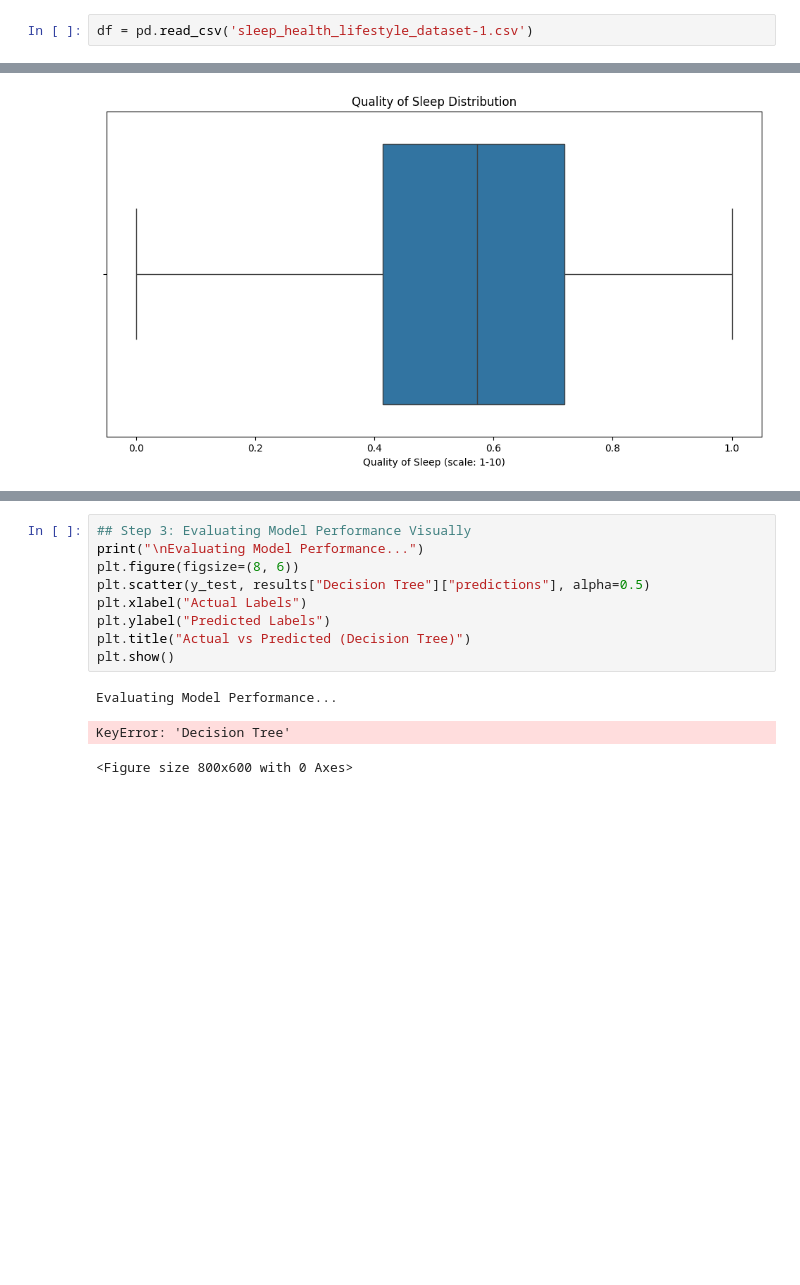
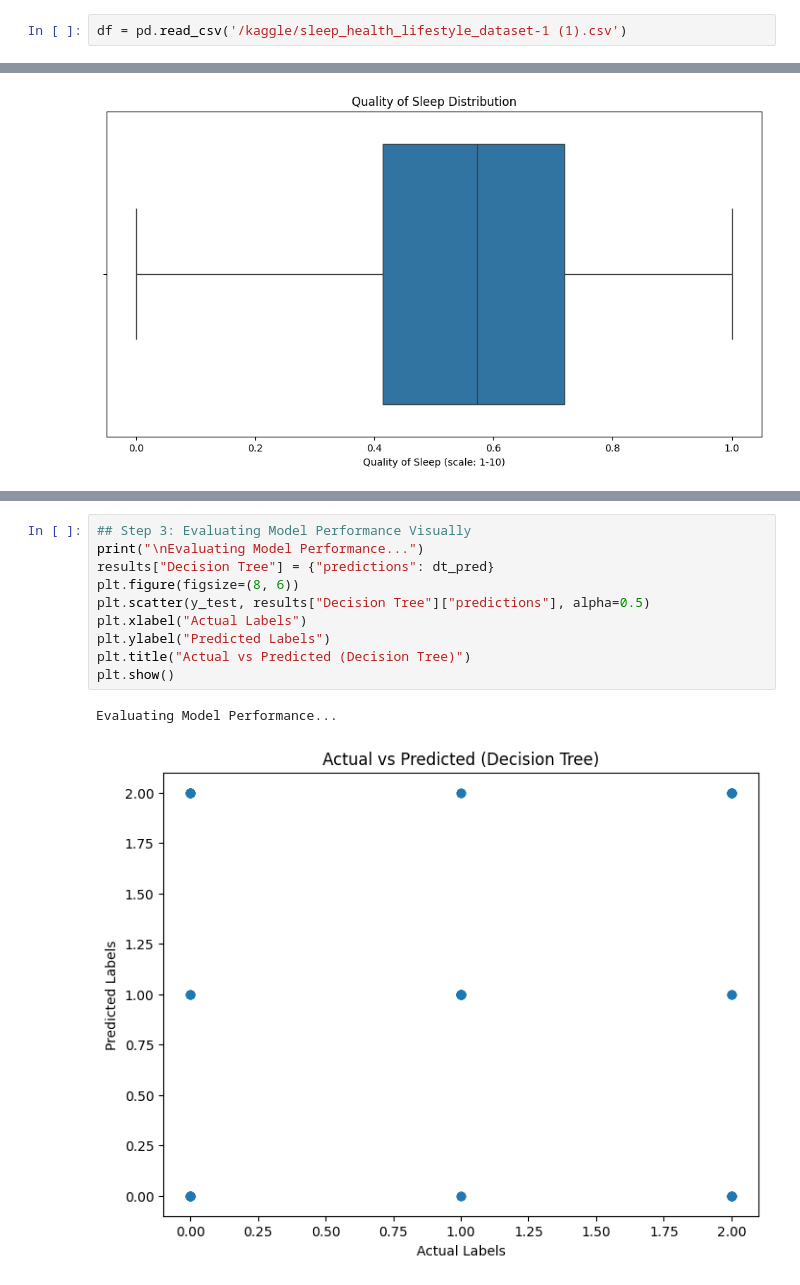
Before and after one commit to w1yii12/p1, a Jupyter notebook: Untitled3.ipynb, the cells around one changed output, grey strips where cells are left out. Cells and saved outputs as stored; diff of their text form; blank space fills up the shorter version.

```diff
--- a/Untitled3.ipynb
+++ b/Untitled3.ipynb
@@ -25,5 +25,5 @@ Drive already mounted at /content/drive; to attempt to forcibly remount, call dr
 # %%
-df = pd.read_csv('sleep_health_lifestyle_dataset-1.csv')
+df = pd.read_csv('/kaggle/sleep_health_lifestyle_dataset-1 (1).csv')
 # %%
 print("Initial Data:")
 print(df.head(30))
@@ -359,16 +359,16 @@ Analyzing Feature Importance...
 # %%
 ## Step 3: Evaluating Model Performance Visually
 print("\nEvaluating Model Performance...")
+results["Decision Tree"] = {"predictions": dt_pred}
 plt.figure(figsize=(8, 6))
 plt.scatter(y_test, results["Decision Tree"]["predictions"], alpha=0.5)
 plt.xlabel("Actual Labels")
 plt.ylabel("Predicted Labels")
 plt.title("Actual vs Predicted (Decision Tree)")
 plt.show()
 # %% [output]
 Evaluating Model Performance...
-KeyError: 'Decision Tree'
-<Figure size 800x600 with 0 Axes>
+[figure, added]
 # %%
 ## Step 4: Residual Analysis
 residuals = y_test - results["Decision Tree"]["predictions"]
```
Also changed, not shown: parts of 5 cells of this notebook.
